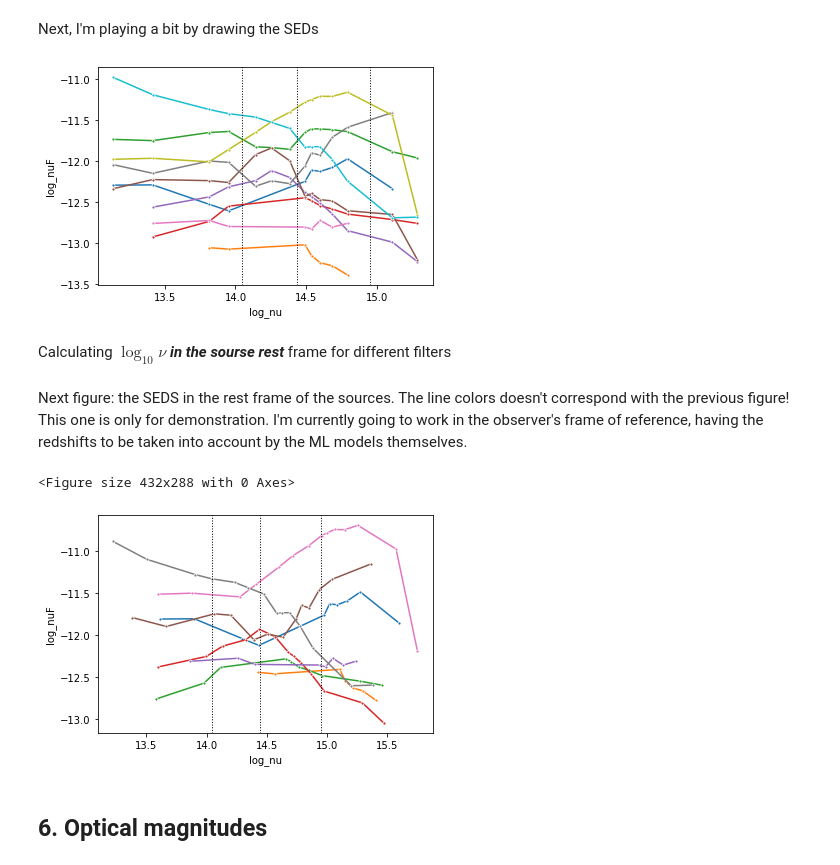
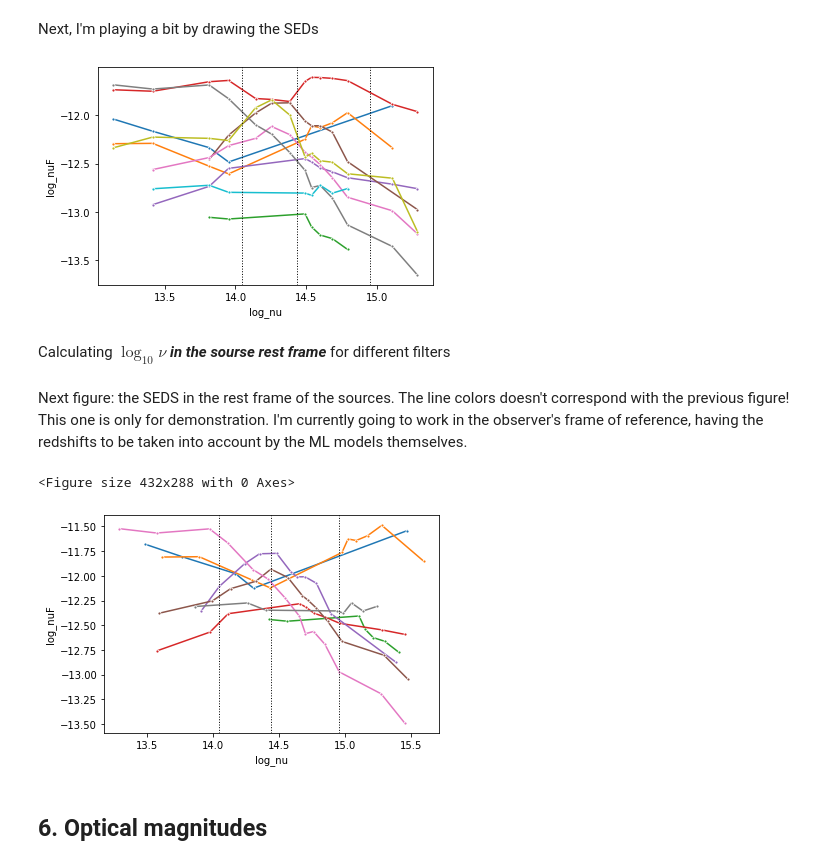
Before and after one commit to DKudryavtsev/BZCAT-Clustering, a Jupyter notebook: feature_engineering.ipynb, the cells around one changed output. Drawn from its saved outputs; the diff is of its cells as text; code cells hidden in the pictures.

```diff
--- a/feature_engineering.ipynb
+++ b/feature_engineering.ipynb
@@ -248,6 +234,6 @@ fig.layout.xaxis.title.text = 'GALEX E(B-V)'
 fig.layout.yaxis.title.text = 'NED E(B-V)'
 fig.show('svg')
 # %%
-blcat['rv'] = blcat['ext_V'] / blcat['ebv']
-blcat['rv'].hist();
+bzcat['rv'] = bzcat['ext_V'] / bzcat['ebv']
+bzcat['rv'].hist(bins=15);
 # %% [output]
@@ -263,7 +249,7 @@ def ext_calc(x):
     return pd.Series(extinctions)
 
 
-blcat[['ext_fuv', 'ext_nuv']] = blcat.apply(ext_calc, axis=1)
+bzcat[['ext_fuv', 'ext_nuv']] = bzcat.apply(ext_calc, axis=1)
 # %% [markdown]
 ## 5. Optical fluxes
 # %%
@@ -292,7 +278,7 @@ dtype: float64
 # %%
 # Dropping BZCAT Rmag - it is not exactly the R magnitude
 # (there are values from other bands according to the authors)
-blcat.drop(columns=['Rmag'], inplace=True)
+bzcat.drop(columns=['Rmag'], inplace=True)
 # %% [markdown]
 Calculating $\log_{10}(\nu F_\nu)$ in ${\rm erg} / ({\rm cm}^2\,{\rm s})$
 # %%
@@ -331,42 +317,42 @@ def mag2flux(
 mag = ['fuv_mag', 'nuv_mag']
 ext = ['ext_fuv', 'ext_nuv']
 galex_flux_cols = ['log_nuF_fuv', 'log_nuF_nuv']
-blcat[galex_flux_cols], galex_lognu = mag2flux(
-       data=blcat, wl=GALEX_WL, mag=mag, extinction=ext)
+bzcat[galex_flux_cols], galex_lognu = mag2flux(
+       data=bzcat, wl=GALEX_WL, mag=mag, extinction=ext)
 
 # Pan-STARRS 1
 mag = ['gMeanPSFMag', 'rMeanPSFMag', 'iMeanPSFMag',
        'zMeanPSFMag', 'yMeanPSFMag']
 ext = ['ext_PS1_g', 'ext_PS1_r', 'ext_PS1_i', 'ext_PS1_z', 'ext_PS1_y']
 pstarrs_flux_cols = ['log_nuF_g', 'log_nuF_r', 'log_nuF_i', 'log_nuF_z', 'log_nuF_y']
-blcat[pstarrs_flux_cols], pstarrs_lognu = mag2flux(
-       data=blcat, wl=PSTARRS_WL, mag=mag, extinction=ext)
+bzcat[pstarrs_flux_cols], pstarrs_lognu = mag2flux(
+       data=bzcat, wl=PSTARRS_WL, mag=mag, extinction=ext)
 
 # SDSS
-blcat['u'] = blcat['u']-0.04  # corr .for AB mag deviation
-blcat['z'] = blcat['z']+0.02  # corr .for AB mag deviation
+bzcat['u'] = bzcat['u']-0.04  # corr .for AB mag deviation
+bzcat['z'] = bzcat['z']+0.02  # corr .for AB mag deviation
 mag = ['u', 'g', 'r', 'i', 'z']
 ext = ['ext_SDSS_u', 'ext_SDSS_g', 'ext_SDSS_r', 'ext_SDSS_i', 'ext_SDSS_z']
 sdss_flux_cols = ['log_nuF_Su', 'log_nuF_Sg', 'log_nuF_Sr',
              'log_nuF_Si', 'log_nuF_Sz']
-blcat[sdss_flux_cols], sdss_lognu = mag2flux(
-       data=blcat, wl=SDSS_WL, mag=mag, extinction=ext)
+bzcat[sdss_flux_cols], sdss_lognu = mag2flux(
+       data=bzcat, wl=SDSS_WL, mag=mag, extinction=ext)
 
 # 2MASS
 mag = ['J', 'H', 'K']
 ext = ['ext_J', 'ext_H', 'ext_K']
 zeromag_flux = [1594, 1024, 666.8]
 tmass_flux_cols = ['log_nuF_J', 'log_nuF_H', 'log_nuF_K']
-blcat[tmass_flux_cols], tmass_lognu = mag2flux(
-    data=blcat, wl=TMASS_WL, mag=mag,
+bzcat[tmass_flux_cols], tmass_lognu = mag2flux(
+    data=bzcat, wl=TMASS_WL, mag=mag,
     extinction=ext, zeromag_flux=zeromag_flux)
 
 # WISE
 mag = ['w1', 'w2', 'w3', 'w4']
 zeromag_flux = [309.54, 171.787, 31.674, 8.363]
 wise_flux_cols = ['log_nuF_w1', 'log_nuF_w2', 'log_nuF_w3', 'log_nuF_w4']
-blcat[wise_flux_cols], wise_lognu = mag2flux(
-       data=blcat, wl=WISE_WL, mag=mag, zeromag_flux=zeromag_flux)
+bzcat[wise_flux_cols], wise_lognu = mag2flux(
+       data=bzcat, wl=WISE_WL, mag=mag, zeromag_flux=zeromag_flux)
 # %% [markdown]
 Next, I'm playing a bit by drawing the SEDs
 # %%
@@ -385,37 +371,37 @@ Next, I'm playing a bit by drawing the SEDs
 #    df = pd.DataFrame({'log_nu': tmass_lognu, 'log_nuF': blcat.loc[i, tmass_flux_cols]})
 #    sns.lineplot(data=df, x='log_nu', y='log_nuF', color=sns.color_palette()[j])
 #    df = pd.DataFrame({'log_nu': wise_lognu, 'log_nuF': blcat.loc[i, wise_flux_cols]})
 #    sns.lineplot(data=df, x='log_nu', y='log_nuF', color=sns.color_palette()[j])
 #    j += 1
 
 # All filters
 #lognu = galex_lognu + pstarrs_lognu + sdss_lognu + tmass_lognu + wise_lognu
 #flux_cols = galex_flux_cols + pstarrs_flux_cols + sdss_flux_cols \
 #    + tmass_flux_cols + wise_flux_cols
 
 # Withous SDSS
 lognu = galex_lognu + pstarrs_lognu + tmass_lognu + wise_lognu
 flux_cols = galex_flux_cols + pstarrs_flux_cols \
     + tmass_flux_cols + wise_flux_cols
 
 #flux_cols = ['fuv_mag', 'nuv_mag', 'gMeanPSFMag', 'rMeanPSFMag', 'iMeanPSFMag',
 #             'zMeanPSFMag', 'yMeanPSFMag', 'J', 'H', 'K', 'w1', 'w2', 'w3', 'w4']
 
 start = 0
 for i in range(start, start+10):
-    df = pd.DataFrame({'log_nu': lognu, 'log_nuF': (blcat.loc[i, flux_cols])})
+    df = pd.DataFrame({'log_nu': lognu, 'log_nuF': (bzcat.loc[i, flux_cols])})
     #df.sort_values('log_nu', inplace=True)
     sns.lineplot(data=df, x='log_nu', y='log_nuF', marker='.')
 plt.axvline(x=((galex_lognu[-1]+pstarrs_lognu[0]) / 2),
             color='black', linestyle=':', linewidth=1)
 plt.axvline(x=((pstarrs_lognu[-1]+tmass_lognu[0]) / 2),
             color='black', linestyle=':', linewidth=1)
 plt.axvline(x=((tmass_lognu[-1]+wise_lognu[0]) / 2),
             color='black', linestyle=':', linewidth=1);
 # %% [output]
-[figure, old version]
+[figure, new version]
 # %% [markdown]
-Calculating $\log_{10}\nu$ ***in the sourse rest*** frame for different filters
+Calculating $\log_{10}\nu$ ***in the sourse rest frame*** for different filters
 # %%
 coef = 299_792_458 * 1E10
 
@@ -448,14 +434,14 @@ flux_cols = galex_flux_cols + pstarrs_flux_cols \
 
 temp = pd.DataFrame()
 for col in flux_cols:
-    temp[col] = blcat[col] + np.log10(1+blcat['Redshift'])
+    temp[col] = bzcat[col] + np.log10(1+bzcat['Redshift'])
 
 start = 0
 fig = plt.figure()
 plt.figure(facecolor='white')
 for i in range(start, start+10):
     df = pd.DataFrame(
-        {'log_nu': (blcat.loc[i, lognu_at_source]).reset_index(drop=True),
+        {'log_nu': (bzcat.loc[i, lognu_at_source]).reset_index(drop=True),
          'log_nuF': (temp.loc[i, flux_cols]).reset_index(drop=True)})
     #df.sort_values('log_nu', inplace=True)
     ax = sns.lineplot(data=df, x='log_nu', y='log_nuF', marker='.')
@@ -468,7 +454,7 @@ plt.axvline(x=((tmass_lognu[-1]+wise_lognu[0]) / 2),
 #ax.set_title('Blazars at 3 < z < 4\n')
 # %% [output]
 <Figure size 432x288 with 0 Axes>
-[figure, old version]
+[figure, new version]
 # %%
 # Removing the frequencies re-calculated for the figure
 
```
Also changed, not shown: parts of 64 cells of this notebook, 2 other files.
